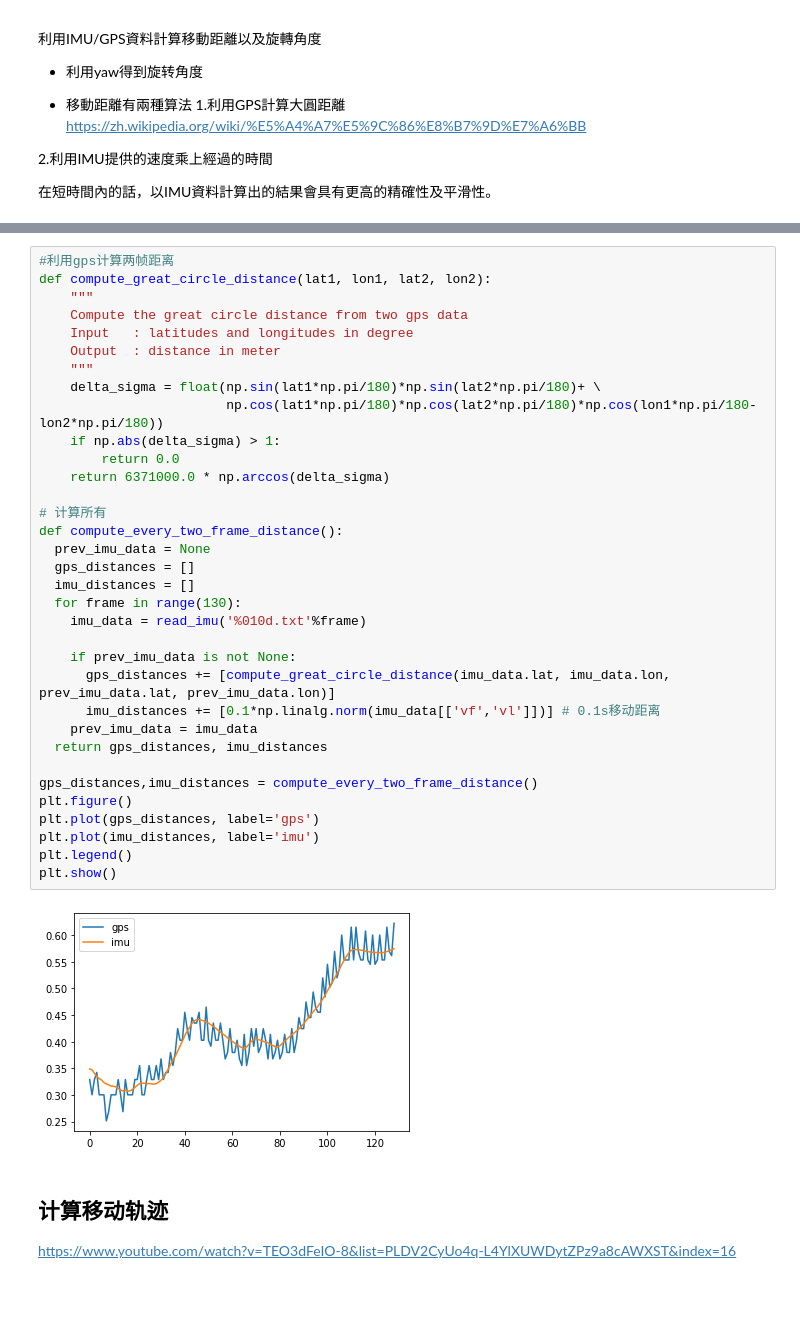
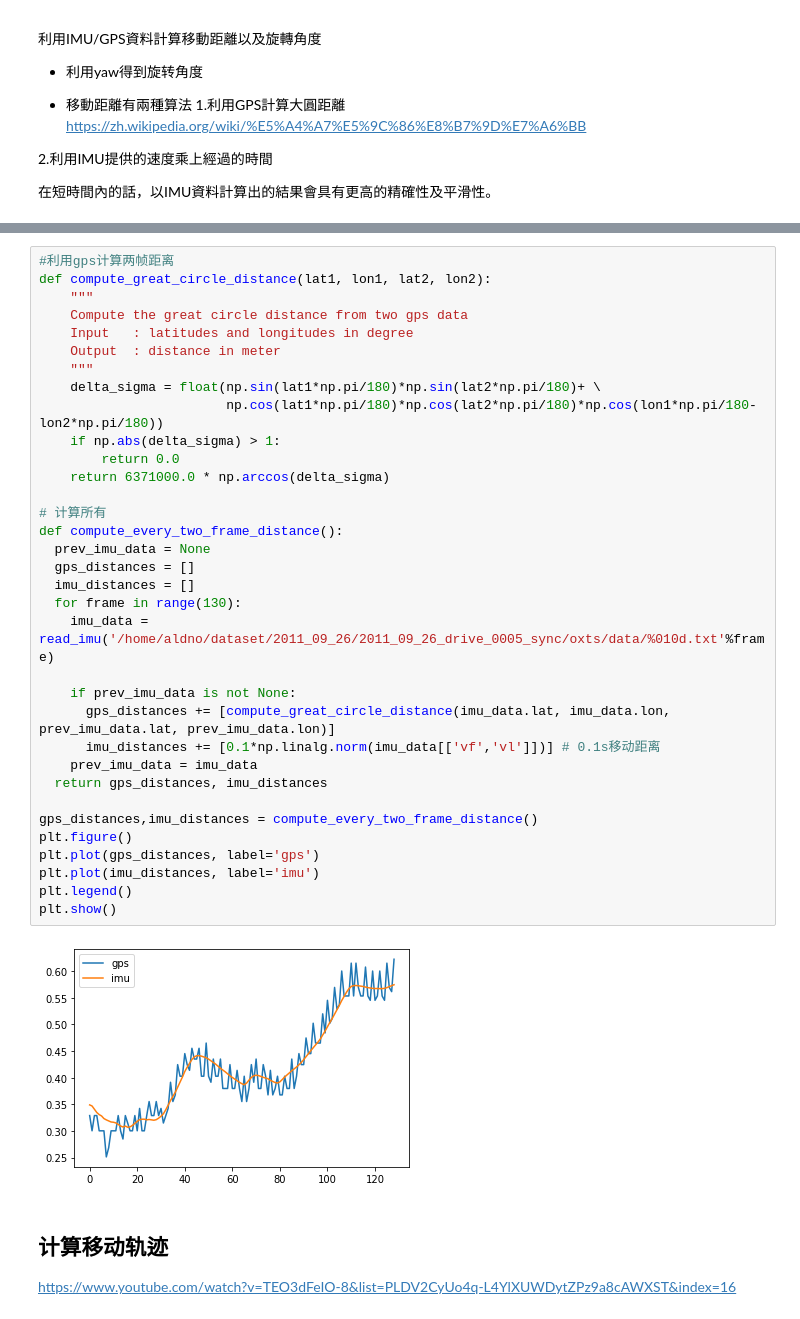
Before and after one commit to AldonahZero/rviz, a Jupyter notebook: src/kitii数据集的使用.ipynb, the cells around one changed output, grey strips where cells are left out. Cells and saved outputs as stored; diff of their text form.

```diff
--- a/src/kitii数据集的使用.ipynb
+++ b/src/kitii数据集的使用.ipynb
@@ -280,35 +285,35 @@ def compute_great_circle_distance(lat1, lon1, lat2, lon2):
     Compute the great circle distance from two gps data
     Input   : latitudes and longitudes in degree
     Output  : distance in meter
     """
     delta_sigma = float(np.sin(lat1*np.pi/180)*np.sin(lat2*np.pi/180)+ \
                         np.cos(lat1*np.pi/180)*np.cos(lat2*np.pi/180)*np.cos(lon1*np.pi/180-lon2*np.pi/180))
     if np.abs(delta_sigma) > 1:
         return 0.0
     return 6371000.0 * np.arccos(delta_sigma)
 
 # 计算所有
 def compute_every_two_frame_distance():
   prev_imu_data = None
   gps_distances = []
   imu_distances = []
   for frame in range(130):
-    imu_data = read_imu('%010d.txt'%frame)
+    imu_data = read_imu('/home/aldno/dataset/2011_09_26/2011_09_26_drive_0005_sync/oxts/data/%010d.txt'%frame)
 
     if prev_imu_data is not None:
       gps_distances += [compute_great_circle_distance(imu_data.lat, imu_data.lon, prev_imu_data.lat, prev_imu_data.lon)]
       imu_distances += [0.1*np.linalg.norm(imu_data[['vf','vl']])] # 0.1s移动距离
     prev_imu_data = imu_data
   return gps_distances, imu_distances
 
 gps_distances,imu_distances = compute_every_two_frame_distance()
 plt.figure()
 plt.plot(gps_distances, label='gps')
 plt.plot(imu_distances, label='imu')
 plt.legend()
 plt.show()
 # %% [output]
-[figure, old version]
+[figure, new version]
 # %% [markdown]
 ## 计算移动轨迹
 
```
Also changed, not shown: parts of 1 cell of this notebook, 3 other files.
